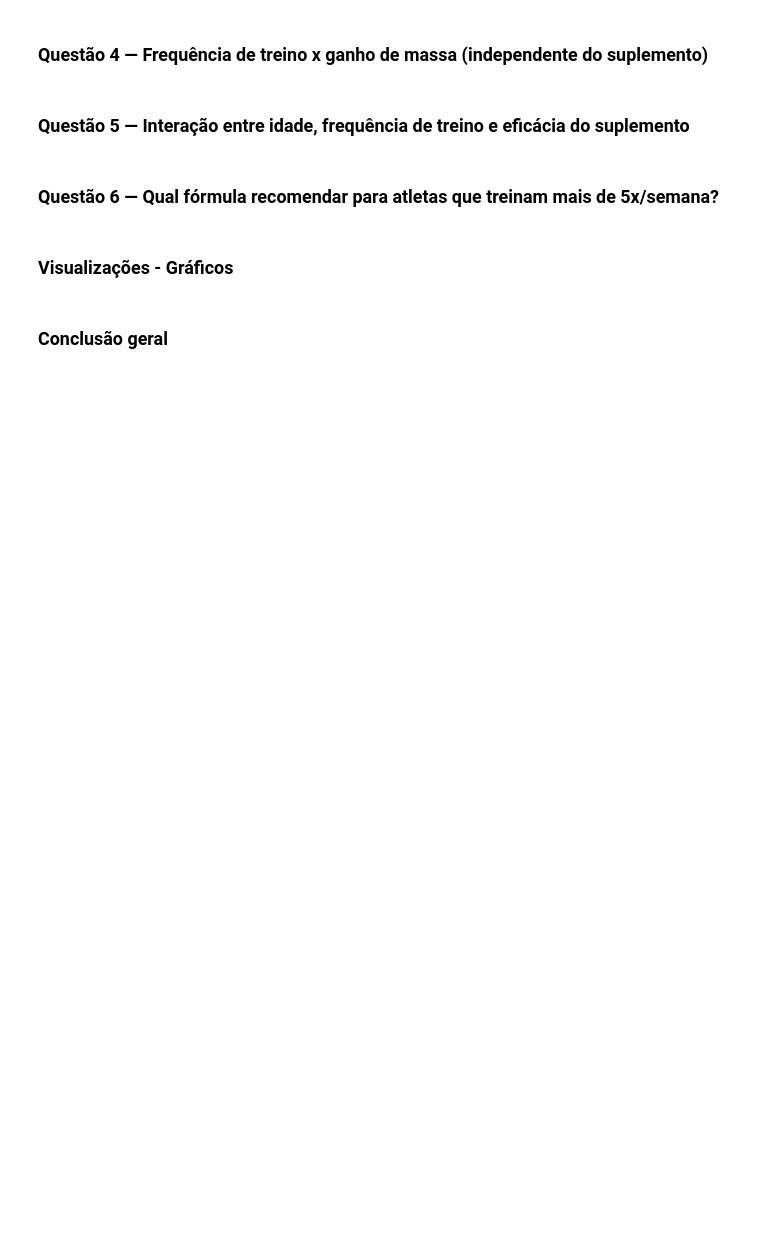
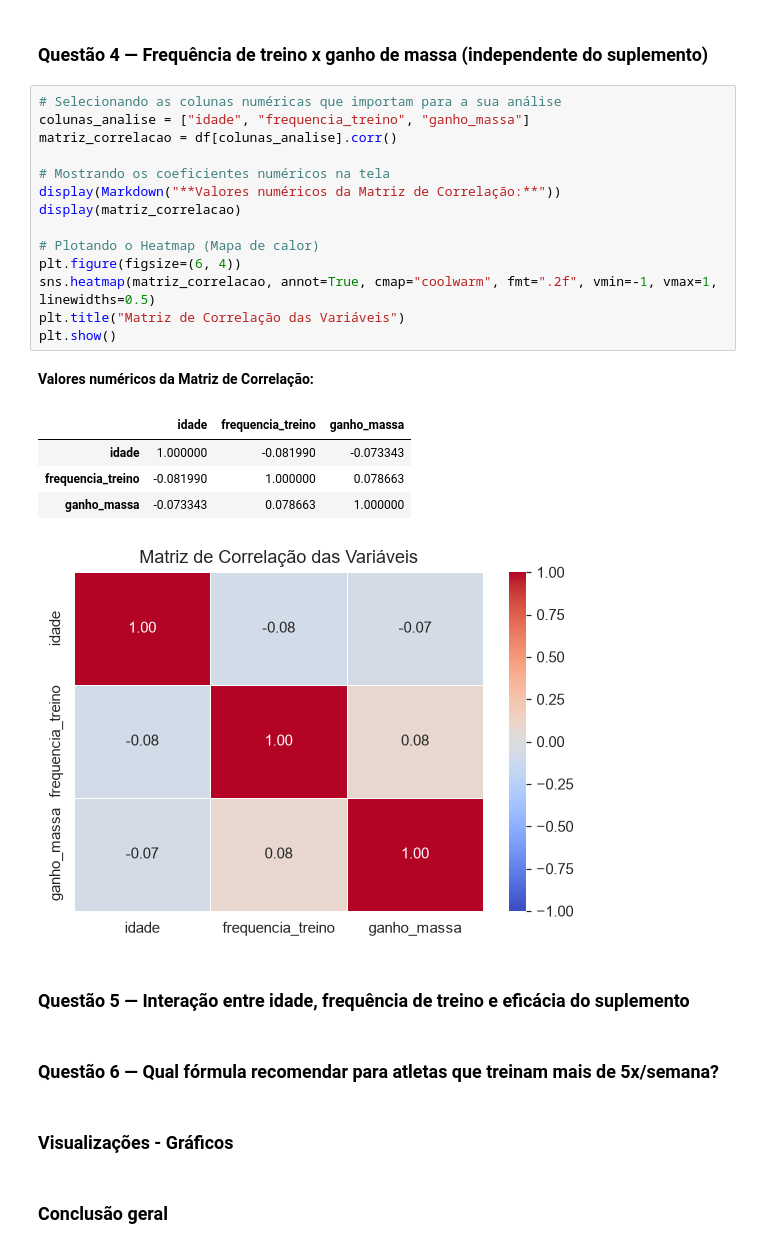
Before and after one commit to Squad-Nina-da-Hora/wmc-desafio-suplementos, a Jupyter notebook: analise.ipynb, the cells around one changed output. Drawn from its saved outputs; the diff is of its cells as text; blank space fills up the shorter version.

Commit message:
feat: resolvidas as questoes 3 e 4 de correlacao

```diff
--- a/analise.ipynb
+++ b/analise.ipynb
@@ -90,5 +112,26 @@ O dataset possui 300 linhas e 5 colunas.
 # %% [markdown]
 ### Questão 4 — Frequência de treino x ganho de massa (independente do suplemento)
+# %%
+# Selecionando as colunas numéricas que importam para a sua análise
+colunas_analise = ["idade", "frequencia_treino", "ganho_massa"]
+matriz_correlacao = df[colunas_analise].corr()
+
+# Mostrando os coeficientes numéricos na tela
+display(Markdown("**Valores numéricos da Matriz de Correlação:**"))
+display(matriz_correlacao)
+
+# Plotando o Heatmap (Mapa de calor)
+plt.figure(figsize=(6, 4))
+sns.heatmap(matriz_correlacao, annot=True, cmap="coolwarm", fmt=".2f", vmin=-1, vmax=1, linewidths=0.5)
+plt.title("Matriz de Correlação das Variáveis")
+plt.show()
+# %% [output]
+**Valores numéricos da Matriz de Correlação:**
+|  | idade | frequencia_treino | ganho_massa |
+| idade | 1.000000 | -0.081990 | -0.073343 |
+| frequencia_treino | -0.081990 | 1.000000 | 0.078663 |
+| ganho_massa | -0.073343 | 0.078663 | 1.000000 |
+[figure, added]
 # %% [markdown]
 ### Questão 5 — Interação entre idade, frequência de treino e eficácia do suplemento
 # %% [markdown]
```
Also changed, not shown: parts of 1 cell of this notebook.
